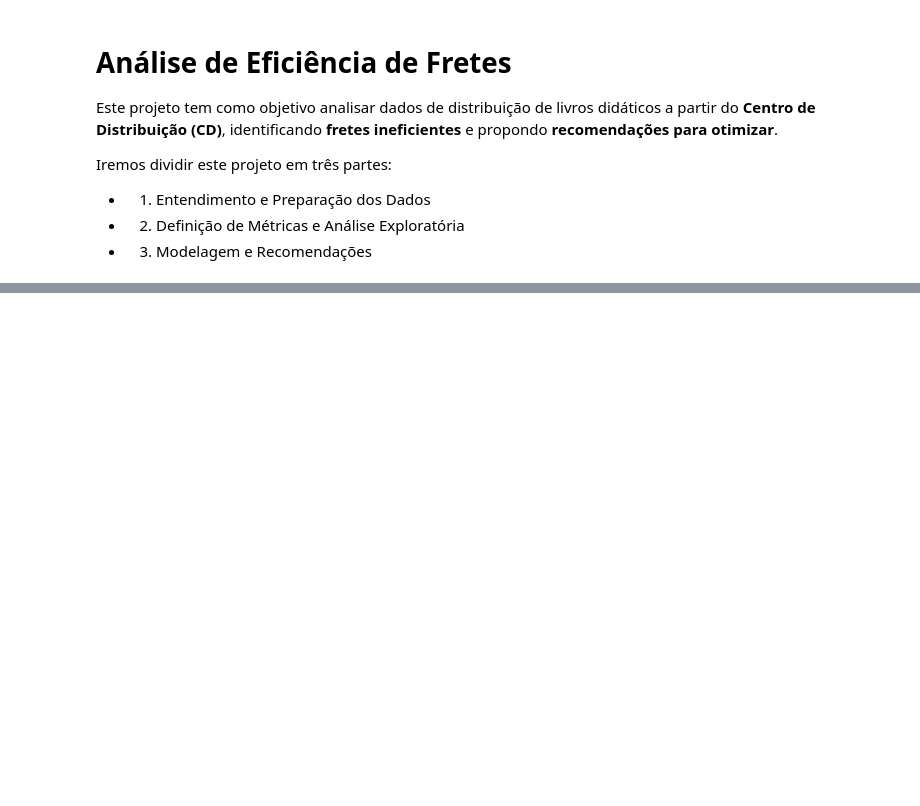
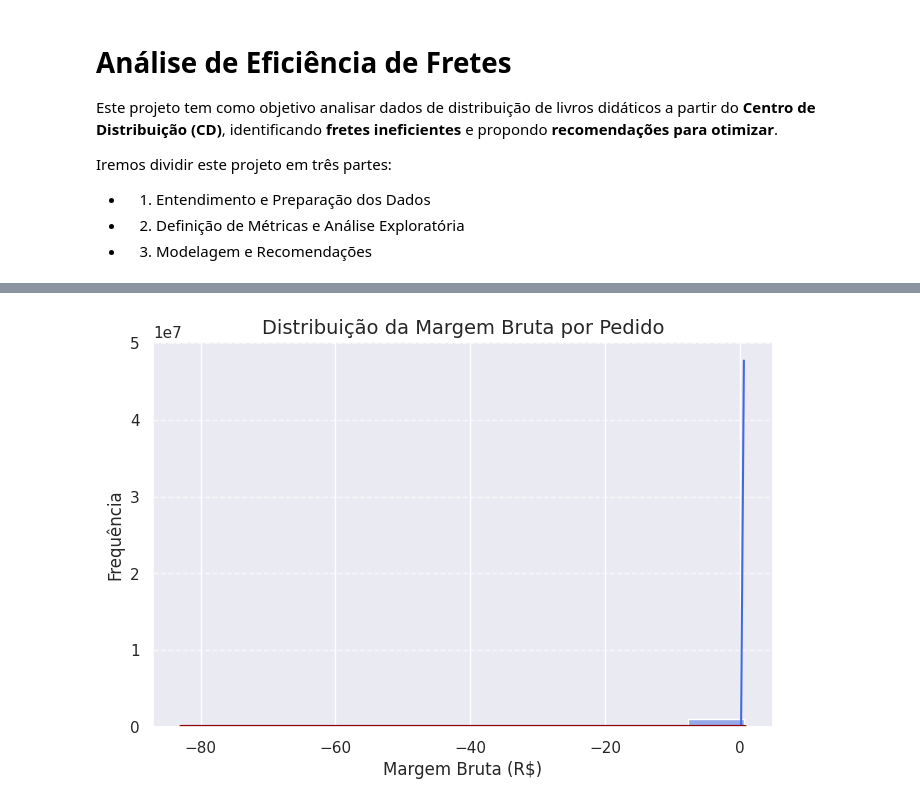
Before and after one commit to mh-pedro/freight-cost-optimizer, a Jupyter notebook: notebooks/analise_fretes.ipynb, the cells around one changed output, grey strips where cells are left out. Saved outputs shown, nothing was run; the diff lists cells and outputs as text; code cells hidden in the pictures; blank space fills up the shorter version.

```diff
--- a/notebooks/analise_fretes.ipynb
+++ b/notebooks/analise_fretes.ipynb
@@ -70,0 +131,5 @@ df_info.head()
+# %%
+# Tratando as datas para terem a mesma formatação
+df_pedidos['Data'] = pd.to_datetime(df_pedidos['Data'], errors='coerce', dayfirst=True)
+# Ordenando para o formato para o brasileiro
+df_pedidos['Data'].dt.strftime('%d/%m/%Y');
@@ -70,0 +264,28 @@ df_info.head()
+# %%
+# Margem bruta por pedido
+df['Margem_bruta'] = (df['Valor_pedido'] - df['Custo_Frete'] - df['Preco_custo'])/df['Valor_pedido']
+
+# Custo do frete por pedido
+df['custo_frete_por_pedido'] = df['Custo_Frete']/df['Valor_pedido']
+
+# Custo do frete por Kg
+df['custo_frete_por_kg'] = df['Custo_Frete']/df['Peso_Kg']
+
+# Custo de frete por distância
+df['custo_frete_por_km'] = df['Custo_Frete']/df['Distancia']
+
+# Markup
+df['Markup'] = df['Valor_pedido'] / df['Preco_custo']
+
+# Peso transportado por km
+df['kg_por_km'] = df['Peso_Kg'] / df['Distancia']
+
+# Valor transportado por km
+df['Valor_por_km'] = df['Valor_pedido'] / df['Distancia']
+
+# Frete relativo ao peso e distância
+df['Custo_frete_por_KgKm'] = df['Custo_Frete'] / (df['Peso_Kg'] * df['Distancia'])
+
+# Índice de frete sobre preço de custo
+
+df['Custo_frete_sobre_preco_custo'] = df['Custo_Frete']/df['Preco_custo']
@@ -70,0 +313,14 @@ df_info.head()
+# %%
+# Histograma
+plt.figure(figsize=(8, 5))
+sns.histplot(df['Margem_bruta'], bins=10, kde=True, color='royalblue')
+sns.kdeplot(df['Margem_bruta'], color='darkred', linewidth=3)
+# Personalização
+plt.title('Distribuição da Margem Bruta por Pedido', fontsize=14)
+plt.xlabel('Margem Bruta (R$)')
+plt.ylabel('Frequência')
+plt.grid(axis='y', linestyle='--', alpha=0.7)
+
+plt.show()
+# %% [output]
+[figure, added]
```
Also changed, not shown: parts of 37 cells of this notebook.
